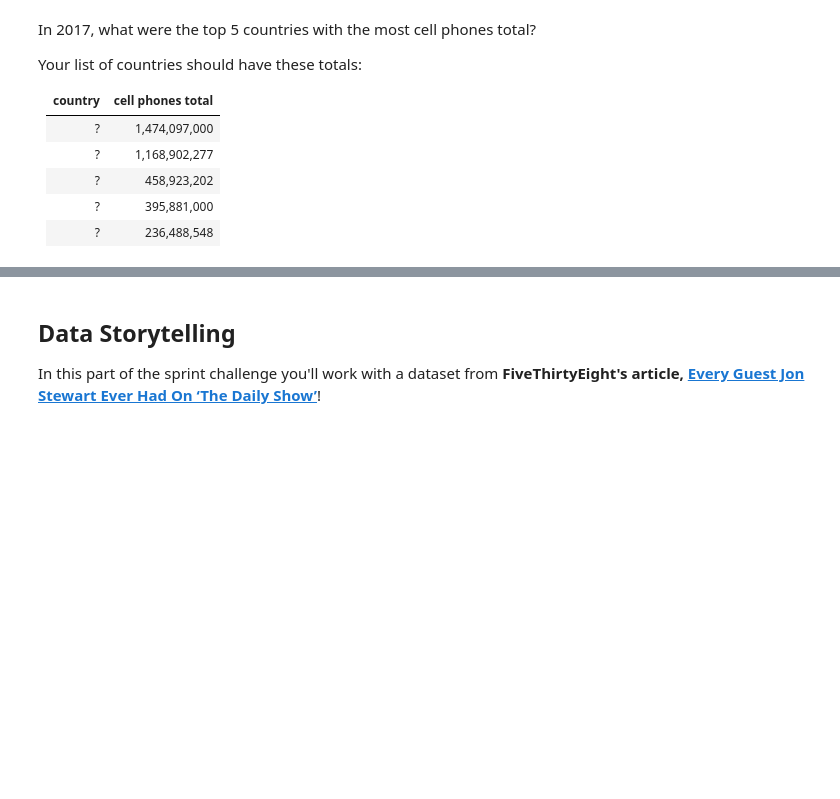
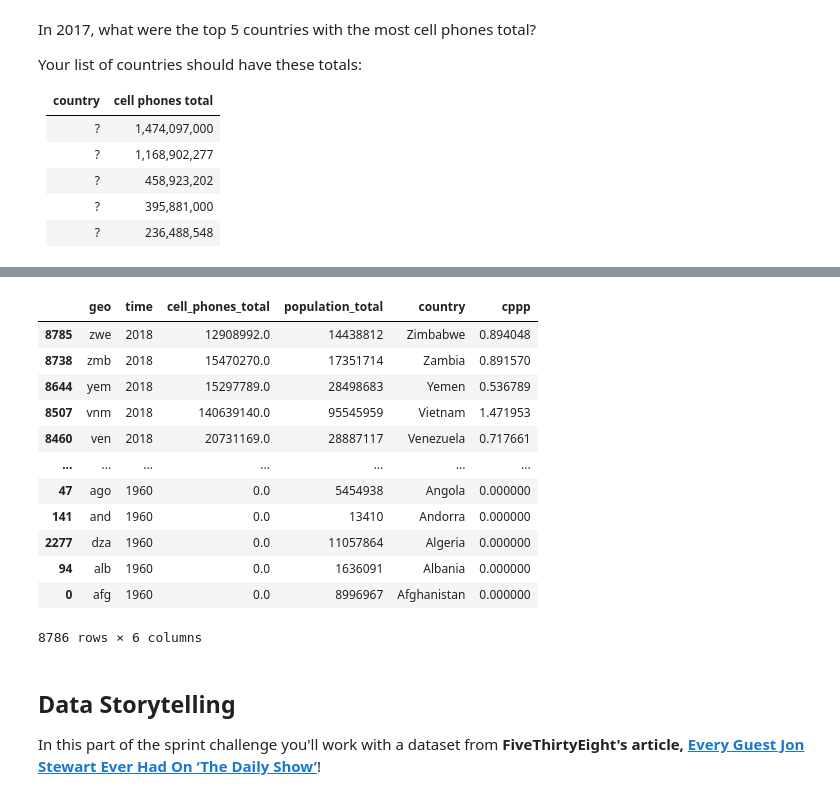
Before and after one commit to Sahlegiorgis/DS-Unit-1-Sprint-1-Data-Wrangling-and-Storytelling, a Jupyter notebook: Copy_of_DS_Unit_1_Sprint_Challenge_1_Data_Wrangling_and_Storytelling.ipynb, the cells around one changed output, grey strips where cells are left out. Saved outputs shown, nothing was run; the diff lists cells and outputs as text; code cells hidden in the pictures; blank space fills up the shorter version.

```diff
--- a/Copy_of_DS_Unit_1_Sprint_Challenge_1_Data_Wrangling_and_Storytelling.ipynb
+++ b/Copy_of_DS_Unit_1_Sprint_Challenge_1_Data_Wrangling_and_Storytelling.ipynb
@@ -204,6 +301,3 @@ Your list of countries should have these totals:
 |    ?    |       458,923,202 |
 |    ?    |       395,881,000 |
 |    ?    |       236,488,548 |
-# %%
-# Your Work Here
-df_new1.sort_values([['cell_phone_total'], [2017]], axis=0, ascending=True, inplace=False, kind='quick_sort')
@@ -211,0 +322,17 @@ KeyError: ignored
+# %%
+# sort_by_life_gdp = gapminder.sort_values(['lifeExp','gdpPercap'])
+df_new1.sort_values(['time', 'country'], ascending=False)
+# %% [output]
+|  | geo | time | cell_phones_total | population_total | country | cppp |
+| 8785 | zwe | 2018 | 12908992.0 | 14438812 | Zimbabwe | 0.894048 |
+| 8738 | zmb | 2018 | 15470270.0 | 17351714 | Zambia | 0.891570 |
+| 8644 | yem | 2018 | 15297789.0 | 28498683 | Yemen | 0.536789 |
+| 8507 | vnm | 2018 | 140639140.0 | 95545959 | Vietnam | 1.471953 |
+| 8460 | ven | 2018 | 20731169.0 | 28887117 | Venezuela | 0.717661 |
+| ... | ... | ... | ... | ... | ... | ... |
+| 47 | ago | 1960 | 0.0 | 5454938 | Angola | 0.000000 |
+| 141 | and | 1960 | 0.0 | 13410 | Andorra | 0.000000 |
+| 2277 | dza | 1960 | 0.0 | 11057864 | Algeria | 0.000000 |
+| 94 | alb | 1960 | 0.0 | 1636091 | Albania | 0.000000 |
+| 0 | afg | 1960 | 0.0 | 8996967 | Afghanistan | 0.000000 |
+8786 rows × 6 columns
```
Also changed, not shown: parts of 28 cells of this notebook.
